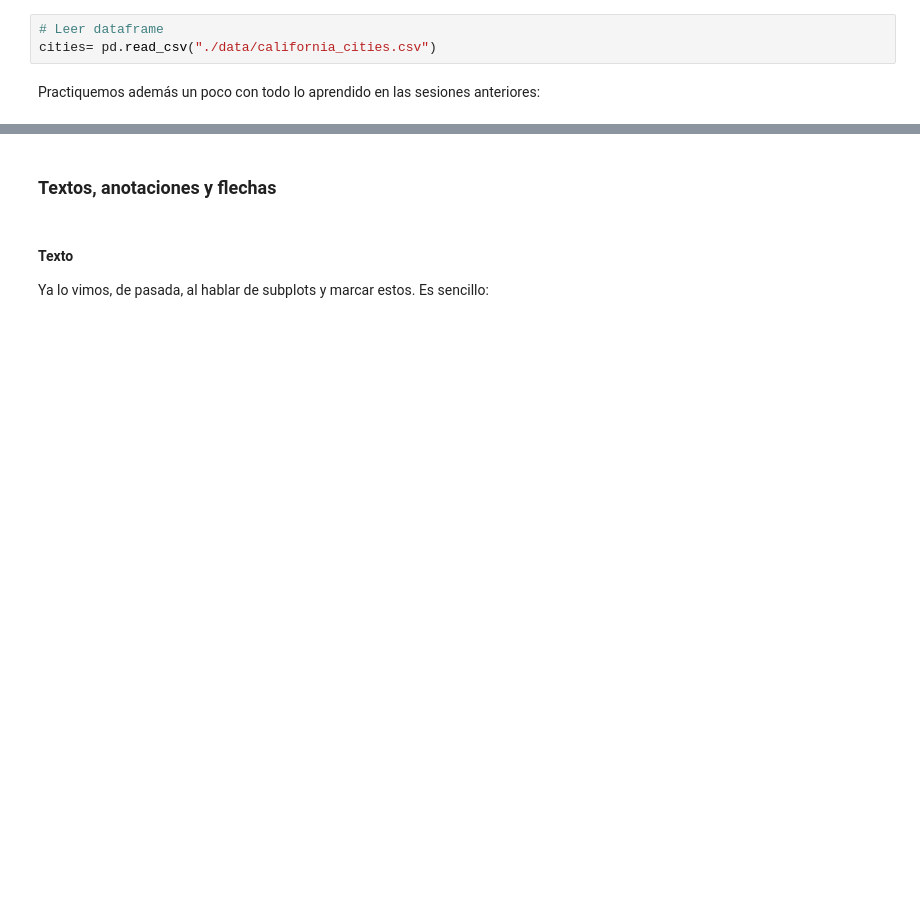
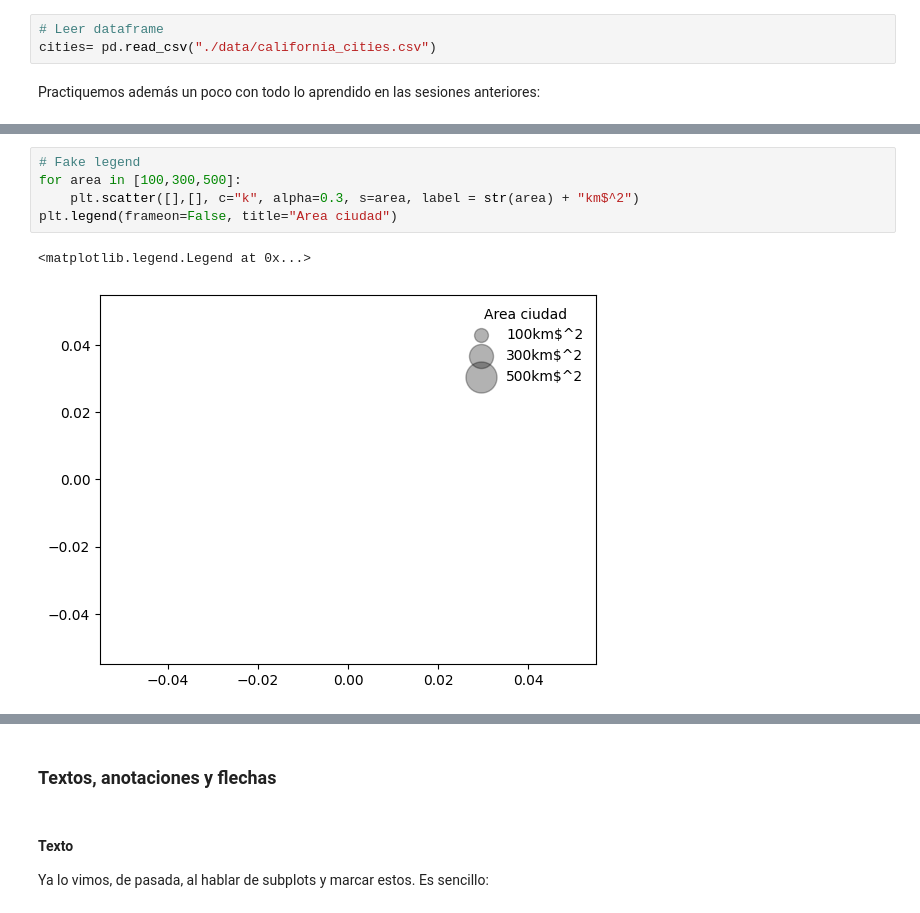
Before and after one commit to Cmonzon-94/ONLINE_DS_THEBRIDGE_Cmonzon, a Jupyter notebook: 03_Analisis_de_Datos/Sprint_08/Unidad_01_Visualizacion_Basica/07_Elementos_de_Apoyo.ipynb, the cells around one changed output, grey strips where cells are left out. Drawn from its saved outputs; the diff is of its cells as text; blank space fills up the shorter version.

```diff
--- a/03_Analisis_de_Datos/Sprint_08/Unidad_01_Visualizacion_Basica/07_Elementos_de_Apoyo.ipynb
+++ b/03_Analisis_de_Datos/Sprint_08/Unidad_01_Visualizacion_Basica/07_Elementos_de_Apoyo.ipynb
@@ -83,0 +85,8 @@ ax.legend();
+# %%
+# Fake legend
+for area in [100,300,500]:
+    plt.scatter([],[], c="k", alpha=0.3, s=area, label = str(area) + "km$^2")
+plt.legend(frameon=False, title="Area ciudad")
+# %% [output]
+<matplotlib.legend.Legend at 0x...>
+[figure, added]
```
Also changed, not shown: parts of 10 cells of this notebook, 1 other file.
